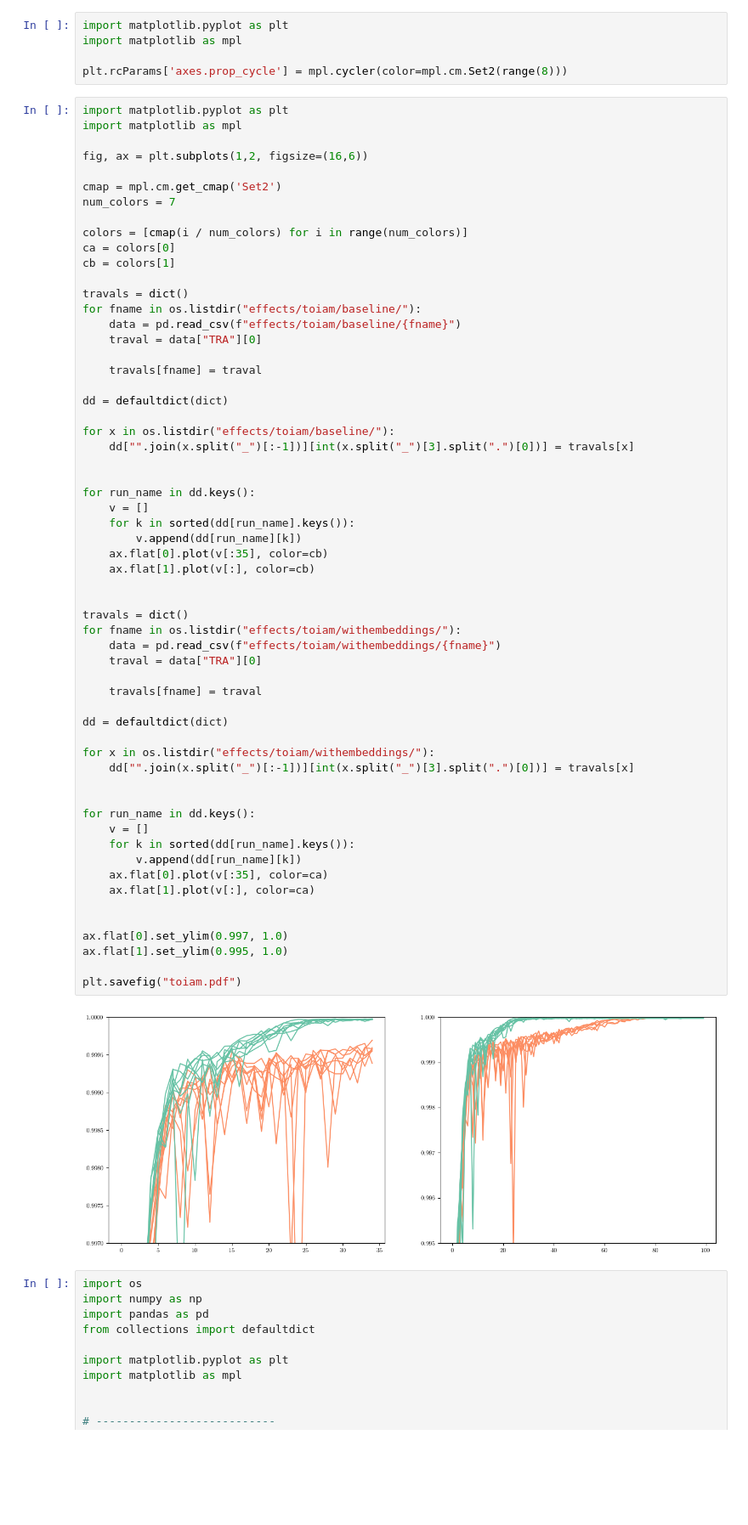
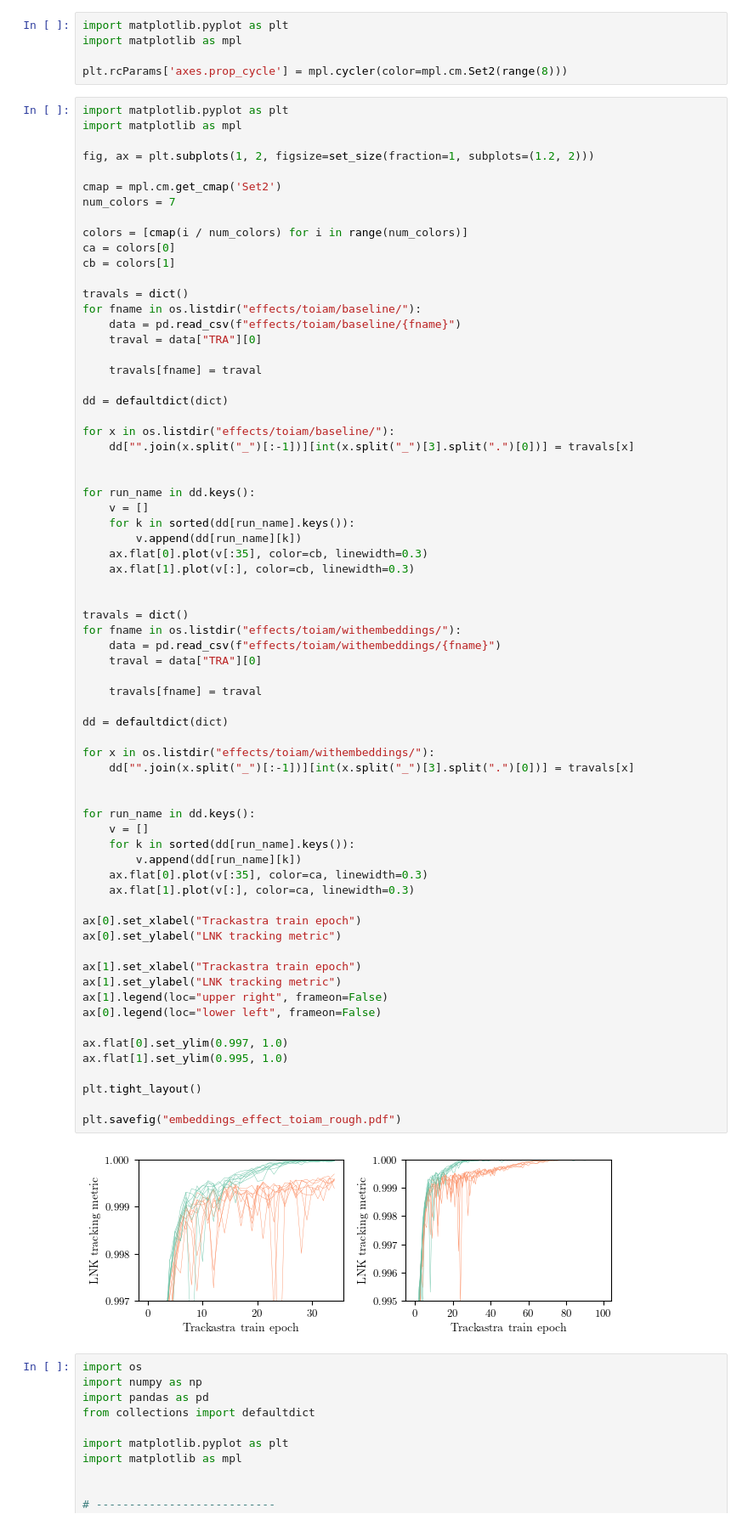
Before and after one commit to cdalinghaus-mthesis/figures, a Jupyter notebook: embedding_effects/toiam.ipynb, the cells around one changed output. Shown at 85% size. Drawn from its saved outputs; the diff is of its cells as text; blank space fills up the shorter version.

Commit message:
Appendix figures

```diff
--- a/embedding_effects/toiam.ipynb
+++ b/embedding_effects/toiam.ipynb
@@ -88,7 +88,7 @@ plt.rcParams['axes.prop_cycle'] = mpl.cycler(color=mpl.cm.Set2(range(8)))
 import matplotlib.pyplot as plt
 import matplotlib as mpl
 
-fig, ax = plt.subplots(1,2, figsize=(16,6))
+fig, ax = plt.subplots(1, 2, figsize=set_size(fraction=1, subplots=(1.2, 2)))
 
 cmap = mpl.cm.get_cmap('Set2')
 num_colors = 7
@@ -112,39 +112,48 @@ for x in os.listdir("effects/toiam/baseline/"):
 
 for run_name in dd.keys():
     v = []
     for k in sorted(dd[run_name].keys()):
         v.append(dd[run_name][k])
-    ax.flat[0].plot(v[:35], color=cb)
-    ax.flat[1].plot(v[:], color=cb)
+    ax.flat[0].plot(v[:35], color=cb, linewidth=0.3)
+    ax.flat[1].plot(v[:], color=cb, linewidth=0.3)
 
 
 travals = dict()
 for fname in os.listdir("effects/toiam/withembeddings/"):
     data = pd.read_csv(f"effects/toiam/withembeddings/{fname}")
     traval = data["TRA"][0]
 
     travals[fname] = traval
 
 dd = defaultdict(dict)
 
 for x in os.listdir("effects/toiam/withembeddings/"):
     dd["".join(x.split("_")[:-1])][int(x.split("_")[3].split(".")[0])] = travals[x]
 
 
 for run_name in dd.keys():
     v = []
     for k in sorted(dd[run_name].keys()):
         v.append(dd[run_name][k])
-    ax.flat[0].plot(v[:35], color=ca)
-    ax.flat[1].plot(v[:], color=ca)
+    ax.flat[0].plot(v[:35], color=ca, linewidth=0.3)
+    ax.flat[1].plot(v[:], color=ca, linewidth=0.3)
 
+ax[0].set_xlabel("Trackastra train epoch")
+ax[0].set_ylabel("LNK tracking metric")
+
+ax[1].set_xlabel("Trackastra train epoch")
+ax[1].set_ylabel("LNK tracking metric")
+ax[1].legend(loc="upper right", frameon=False)
+ax[0].legend(loc="lower left", frameon=False)
 
 ax.flat[0].set_ylim(0.997, 1.0)
 ax.flat[1].set_ylim(0.995, 1.0)
 
-plt.savefig("toiam.pdf")
+plt.tight_layout()
+
+plt.savefig("embeddings_effect_toiam_rough.pdf")
 # %% [output]
-[figure, old version]
+[figure, new version]
 # %%
 import os
 import numpy as np
```
Also changed, not shown: parts of 5 cells of this notebook, 2 other files.
